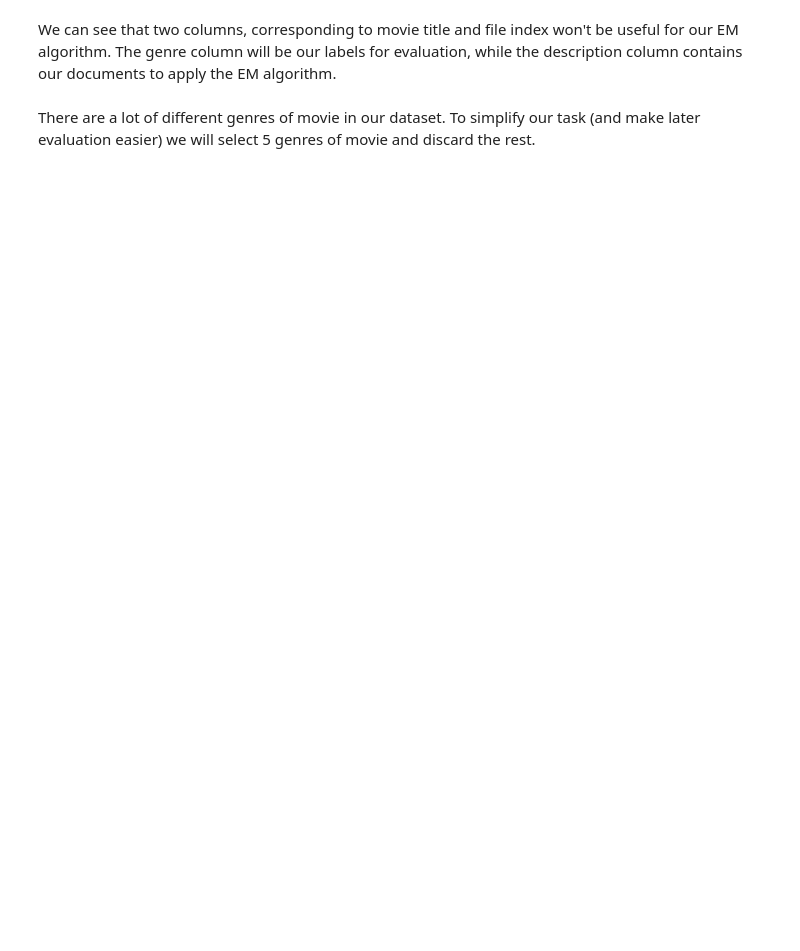
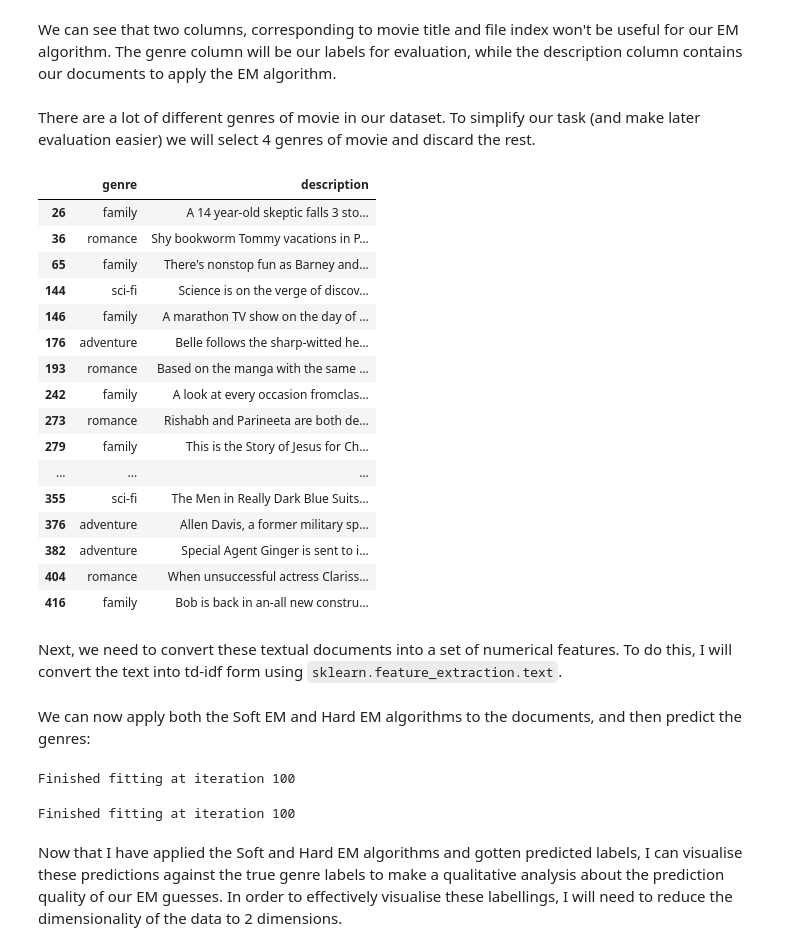
Before and after one commit to ScottMWong/Document_Clustering_EM, a Jupyter notebook: Document_Clustering_EM.ipynb, the cells around one changed output. Saved outputs shown, nothing was run; the diff lists cells and outputs as text; code cells hidden in the pictures; blank space fills up the shorter version.

```diff
--- a/Document_Clustering_EM.ipynb
+++ b/Document_Clustering_EM.ipynb
@@ -175,4 +175,4 @@ class HardEM:
 # %% [markdown]
 The dataset we will use is a set of genre labelled IMDB reviews, sourced from Kaggle user radmirkaz at https://www.kaggle.com/datasets/hijest/genre-classification-dataset-imdb. I've converted the file into a tab-separated values file beforehand (from the original with " ::: " separators).
 # %%
-df = pd.read_csv('labelled_IMDB_reviews.tsv', header=0, names=["index","title","genre","description"], sep='\t')
+df = pd.read_csv('labelled_IMDB_reviews.tsv', header=0, names=["index","title","genre","description"], sep='\t', error_bad_lines=False)
@@ -183,6 +204,6 @@ df.head(n=20)
 # %% [markdown]
 We can see that two columns, corresponding to movie title and file index won't be useful for our EM algorithm. The genre column will be our labels for evaluation, while the description column contains our documents to apply the EM algorithm.
 # %%
-dp.drop(labels=["index","title"],inplace=True)
+df.drop(columns=["index","title"],inplace=True)
 # %% [markdown]
-There are a lot of different genres of movie in our dataset. To simplify our task (and make later evaluation easier) we will select 5 genres of movie and discard the rest.
+There are a lot of different genres of movie in our dataset. To simplify our task (and make later evaluation easier) we will select 4 genres of movie and discard the rest.
@@ -190,0 +210,24 @@ thriller, comedy, documentary, drama, horror
+# %%
+df = df[(df.genre.isin(["family", "adventure", "romance", "sci-fi"]))]
+# %%
+df.head(n=20)
+# %% [output]
+|  | genre | description |
+| 26 | family | A 14 year-old skeptic falls 3 sto... |
+| 36 | romance | Shy bookworm Tommy vacations in P... |
+| 65 | family | There's nonstop fun as Barney and... |
+| 144 | sci-fi | Science is on the verge of discov... |
+| 146 | family | A marathon TV show on the day of ... |
+| 176 | adventure | Belle follows the sharp-witted he... |
+| 193 | romance | Based on the manga with the same ... |
+| 242 | family | A look at every occasion fromclas... |
+| 273 | romance | Rishabh and Parineeta are both de... |
+| 279 | family | This is the Story of Jesus for Ch... |
+| ... | ... | ... |
+| 355 | sci-fi | The Men in Really Dark Blue Suits... |
+| 376 | adventure | Allen Davis, a former military sp... |
+| 382 | adventure | Special Agent Ginger is sent to i... |
+| 404 | romance | When unsuccessful actress Clariss... |
+| 416 | family | Bob is back in an-all new constru... |
+# %% [markdown]
+Next, we need to convert these textual documents into a set of numerical features. To do this, I will convert the text into td-idf form using `sklearn.feature_extraction.text`.
@@ -190,0 +238,2 @@ thriller, comedy, documentary, drama, horror
+# %% [markdown]
+We can now apply both the Soft EM and Hard EM algorithms to the documents, and then predict the genres:
@@ -190,0 +243,14 @@ thriller, comedy, documentary, drama, horror
+# %%
+softEM = SoftEM(K=4)
+softEM.fit(features_array)
+soft_EM_labels = softEM.predict(features_array)
+# %% [output]
+Finished fitting at iteration 100
+# %%
+hardEM = SoftEM(K=4)
+hardEM.fit(features_array)
+hard_EM_labels = softEM.predict(features_array)
+# %% [output]
+Finished fitting at iteration 100
+# %% [markdown]
+Now that I have applied the Soft and Hard EM algorithms and gotten predicted labels, I can visualise these predictions against the true genre labels to make a qualitative analysis about the prediction quality of our EM guesses. In order to effectively visualise these labellings, I will need to reduce the dimensionality of the data to 2 dimensions.
```
Also changed, not shown: parts of 13 cells of this notebook.
